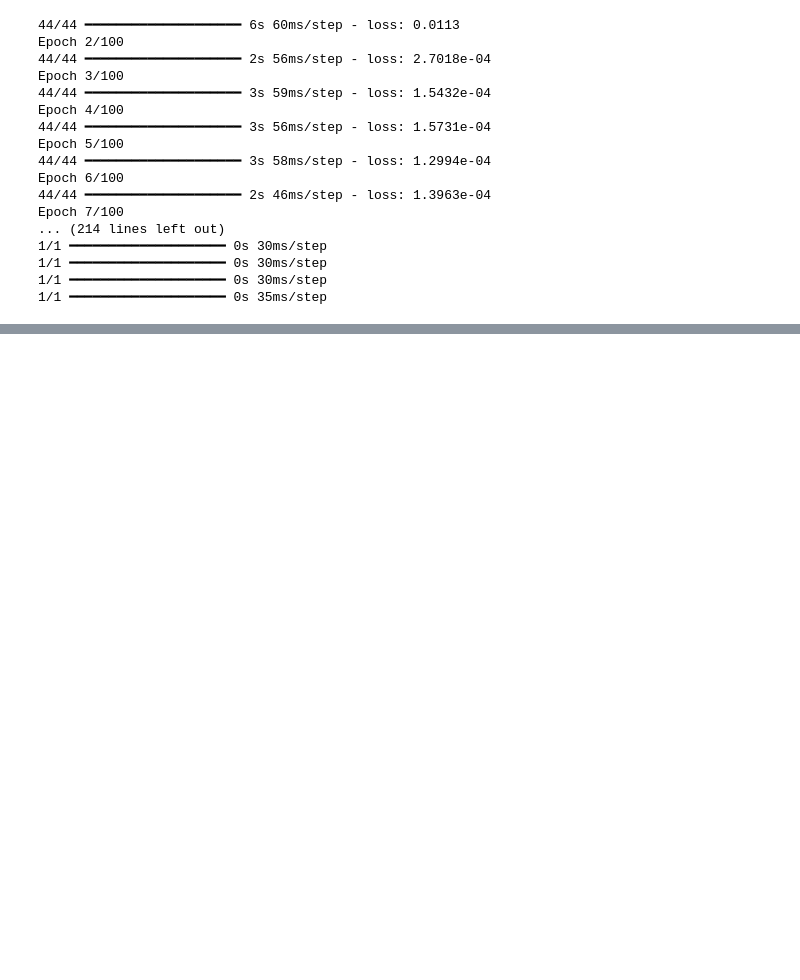
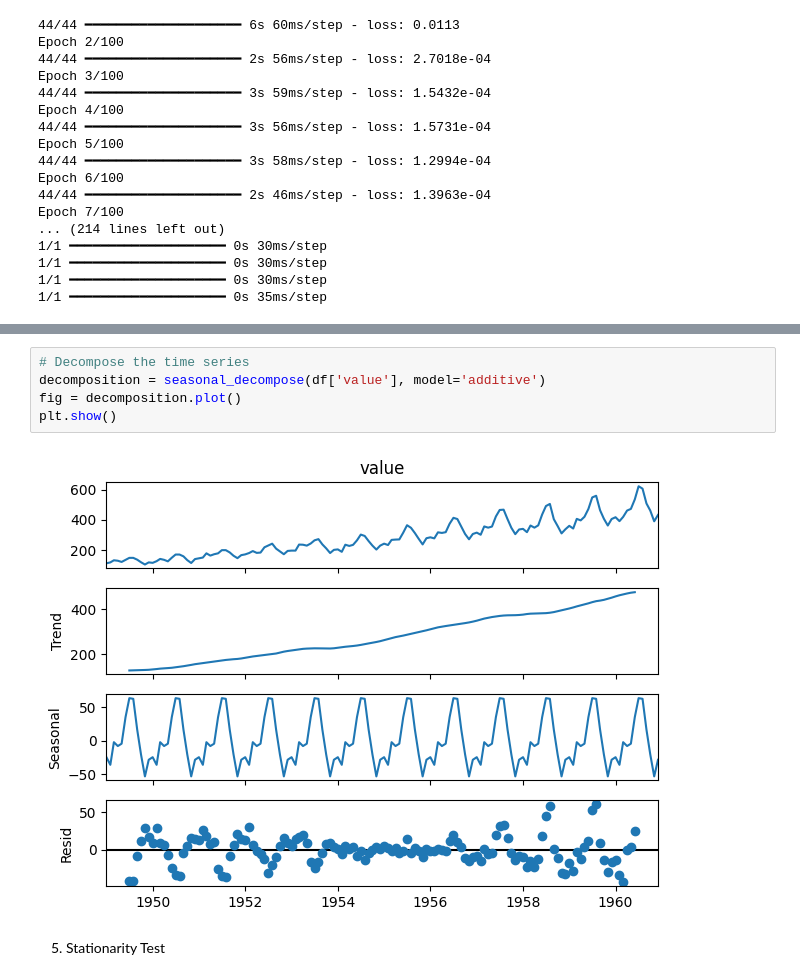
Before and after one commit to Zeeshan-99/Streamlit_Stockprice_Predictions_app, a Jupyter notebook: test.ipynb, the cells around one changed output, grey strips where cells are left out. Cells and saved outputs as stored; diff of their text form; blank space fills up the shorter version.

```diff
--- a/test.ipynb
+++ b/test.ipynb
@@ -261,0 +320,9 @@ Epoch 7/100
+# %%
+# Decompose the time series
+decomposition = seasonal_decompose(df['value'], model='additive')
+fig = decomposition.plot()
+plt.show()
+# %% [output]
+[figure, added]
+# %% [markdown]
+5. Stationarity Test
```
Also changed, not shown: parts of 73 cells of this notebook.
